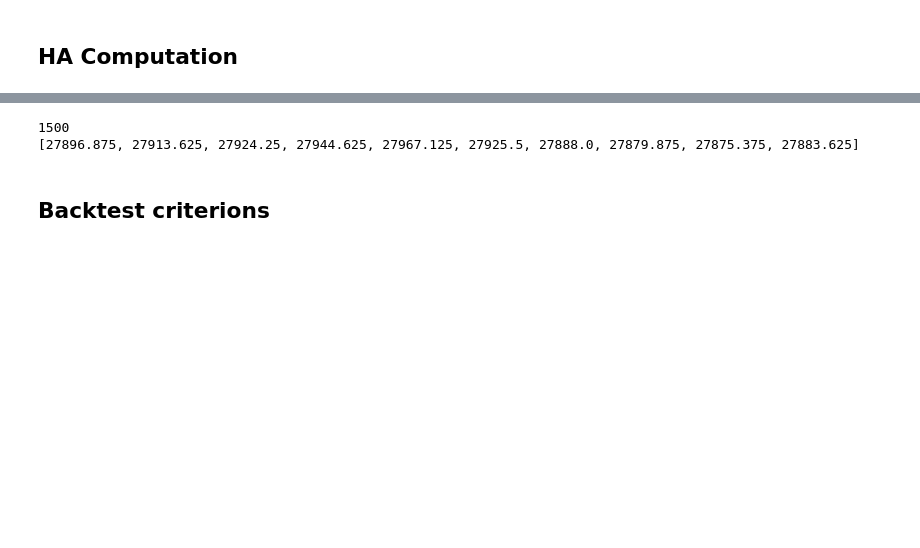
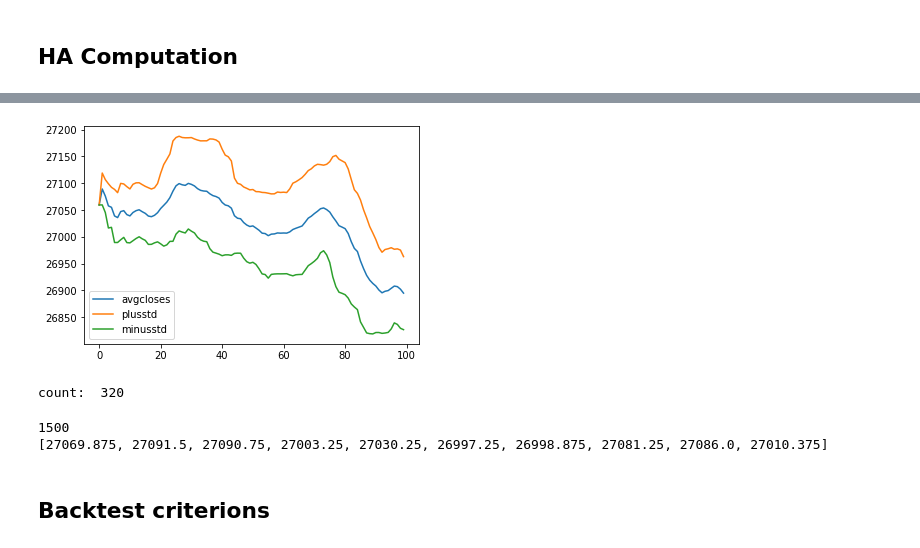
Before and after one commit to twister726/trade-bot, a Jupyter notebook: FTX Backtest.ipynb, the cells around one changed output, grey strips where cells are left out. Saved outputs shown, nothing was run; the diff lists cells and outputs as text; code cells hidden in the pictures; blank space fills up the shorter version.

```diff
--- a/FTX Backtest.ipynb
+++ b/FTX Backtest.ipynb
@@ -18,7 +19,9 @@ client = FtxClient(api_key=api_key, api_secret=api_secret)
 # %% [markdown]
 ## Variables
 # %%
-resolution = 1*60 # 15 minutes in seconds
+resolution = 5*60 # 15 minutes in seconds
+timeout = 10*60 # only enter a trade if this much time has passed since the last trade
+num_stds = 20
 
 startTime = None
 endTime = None
@@ -53,5 +56,30 @@ N = len(candles)
 
 print(N)
 print(candles[-5:])
+
+closes = [x['close'] for x in candles]
+
+avgcloses_plusstds = []
+avgcloses_minusstds = []
+avgcloses = []
+
+for i in range(len(closes)):
+    std = np.std(np.array(closes[max(0, i - num_stds + 1) : i + 1]))
+    avg = np.mean(np.array(closes[max(0, i - num_stds + 1) : i + 1]))
+    avgcloses.append(avg)
+    avgcloses_plusstds.append(avg + std)
+    avgcloses_minusstds.append(avg - std)
+
+plt.plot(avgcloses[:100], label='avgcloses')
+plt.plot(avgcloses_plusstds[:100], label='plusstd')
+plt.plot(avgcloses_minusstds[:100], label='minusstd')
+plt.legend()
+plt.show()
+
+count = 0
+for i in range(len(closes)):
+    if closes[i] <= avgcloses_minusstds[i]:
+        count += 1
+print('count: ', count)
 # %% [output]
 1500
@@ -59,3 +87,5 @@ print(candles[-5:])
+[figure, added]
+count:  320
 # %%
 ha_c = []
 ha_o = []
@@ -79,6 +109,6 @@ print(len(ha_c))
 print(ha_c[:10])
 # %% [output]
 1500
-[27896.875, 27913.625, 27924.25, 27944.625, 27967.125, 27925.5, 27888.0, 27879.875, 27875.375, 27883.625]
+[27069.875, 27091.5, 27090.75, 27003.25, 27030.25, 26997.25, 26998.875, 27081.25, 27086.0, 27010.375]
 # %% [markdown]
 ## Backtest criterions
```
Also changed, not shown: parts of 5 cells of this notebook, 3 other files.
